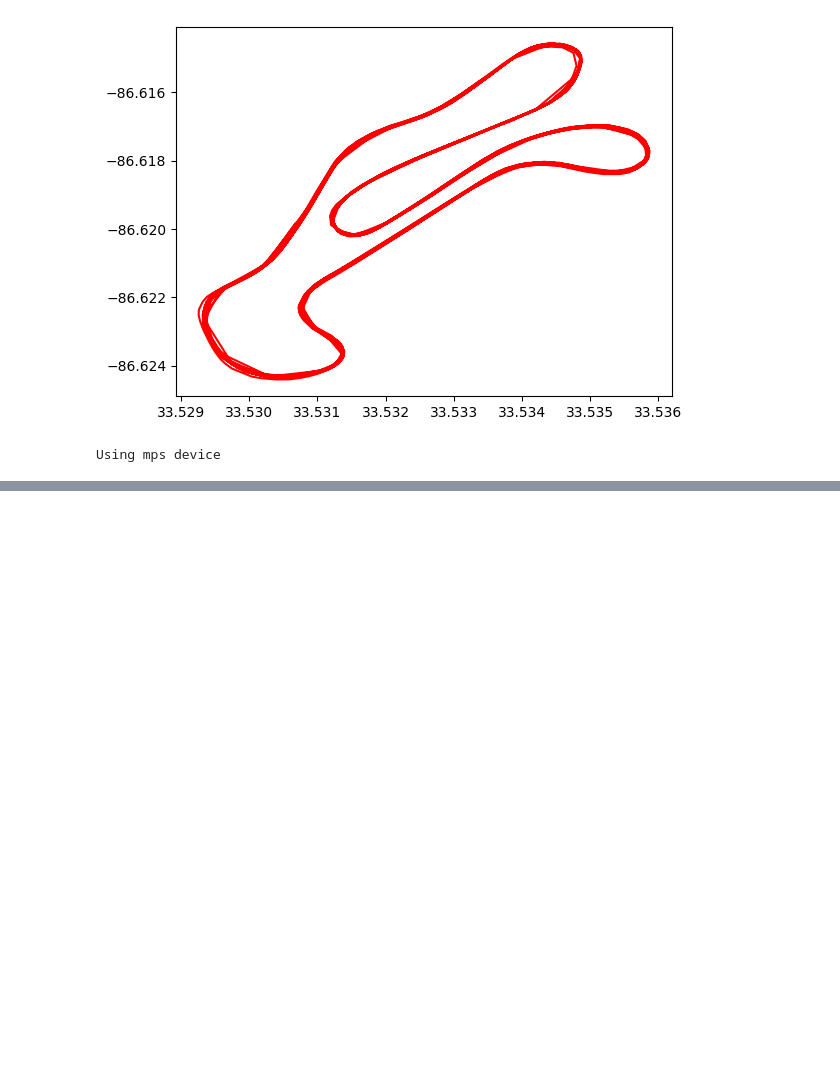
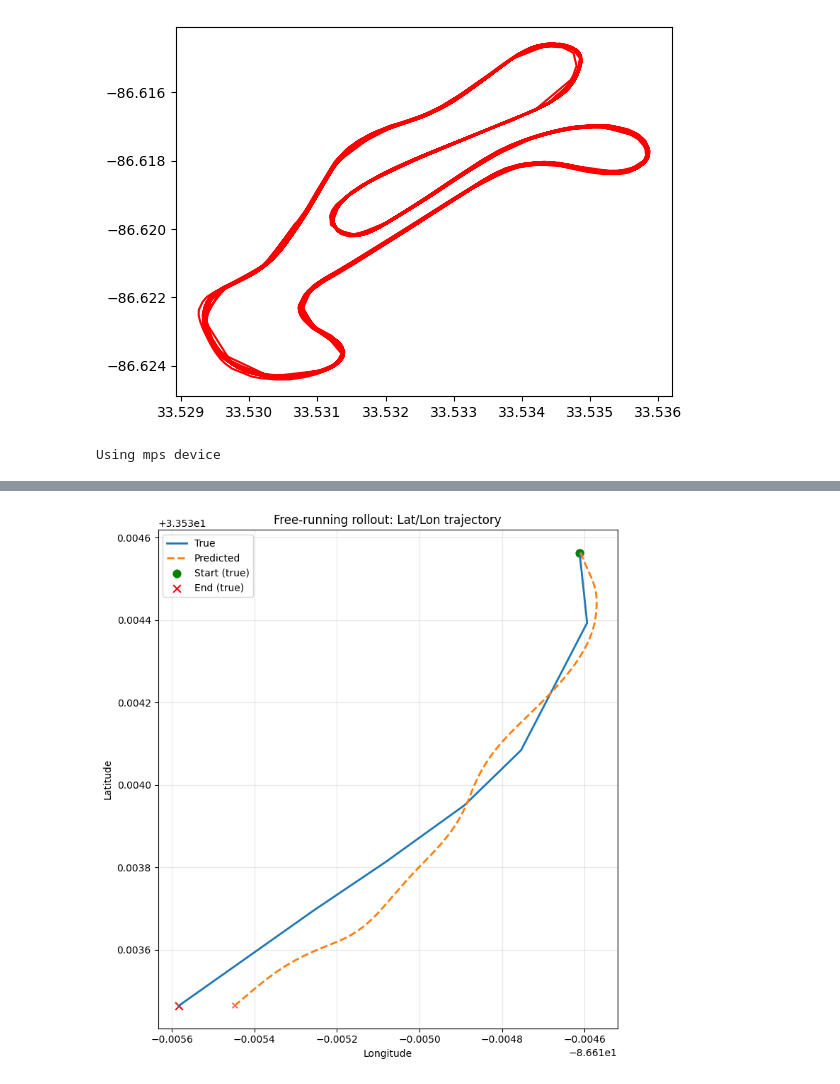
Before and after one commit to UBC-Solar/hack_the_track, a Jupyter notebook: backend/telemetry/test_car_13.ipynb, the cells around one changed output, grey strips where cells are left out. Drawn from its saved outputs; the diff is of its cells as text; code cells hidden in the pictures; blank space fills up the shorter version.

```diff
--- a/backend/telemetry/test_car_13.ipynb
+++ b/backend/telemetry/test_car_13.ipynb
@@ -299,0 +463,41 @@ plt.show()
+# %%
+import matplotlib.pyplot as plt
+import numpy as np
+
+# indices of latitude / longitude in your state vector
+lat_idx = state.index("latitude")
+lon_idx = state.index("longitude")
+
+# extract lat/lon for the free-running horizon
+true_lat = true_seq_plot[:, lat_idx]
+true_lon = true_seq_plot[:, lon_idx]
+
+pred_lat = pred_seq_plot[:, lat_idx]
+pred_lon = pred_seq_plot[:, lon_idx]
+
+plt.figure(figsize=(8, 8))
+
+# True path
+plt.plot(true_lon, true_lat, label="True", linewidth=2)
+
+# Predicted path
+plt.plot(pred_lon, pred_lat, label="Predicted", linestyle="--", linewidth=2)
+
+# Optional: mark start/end points
+plt.scatter(true_lon[0], true_lat[0], c="green", marker="o", s=60, label="Start (true)")
+plt.scatter(true_lon[-1], true_lat[-1], c="red", marker="x", s=60, label="End (true)")
+
+plt.scatter(pred_lon[0], pred_lat[0], c="green", marker="o", s=30, alpha=0.6)
+plt.scatter(pred_lon[-1], pred_lat[-1], c="red", marker="x", s=30, alpha=0.6)
+
+plt.xlabel("Longitude")
+plt.ylabel("Latitude")
+plt.title("Free-running rollout: Lat/Lon trajectory")
+plt.legend()
+plt.gca().set_aspect("equal", "box")  # keep aspect ratio so geometry looks right
+plt.grid(True, alpha=0.3)
+
+plt.tight_layout()
+plt.show()
+# %% [output]
+[figure, added]
```
Also changed, not shown: parts of 19 cells of this notebook.
